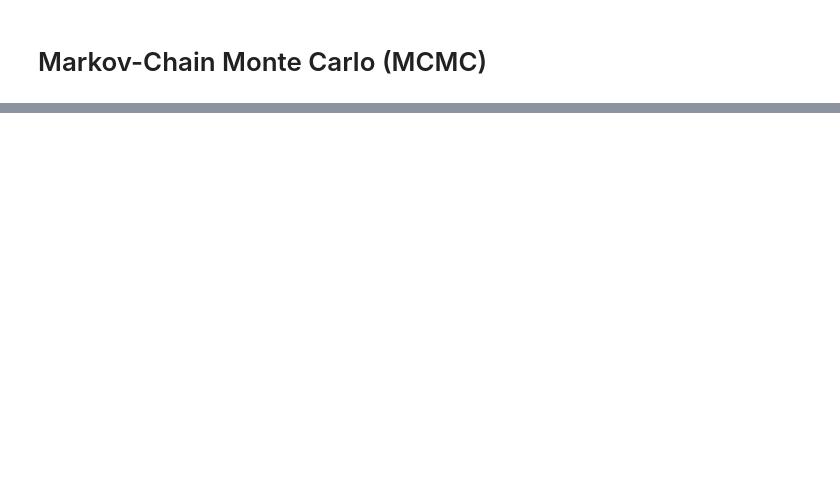
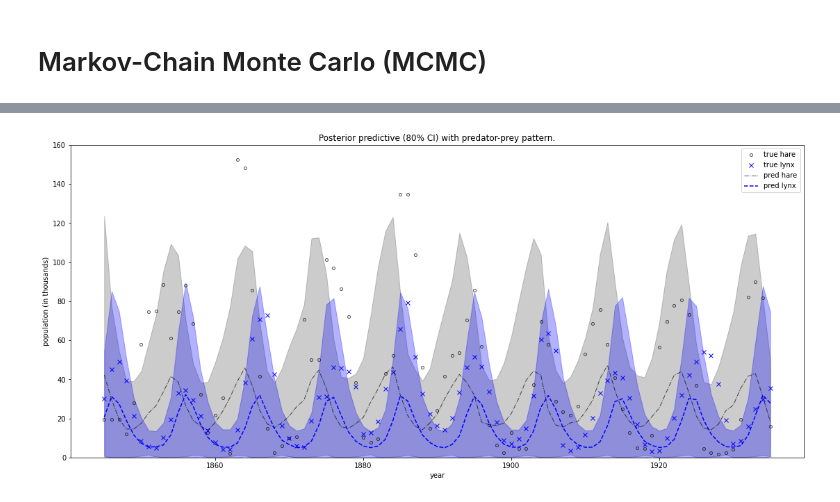
Before and after one commit to ChaosDonkey06/MODSIM_IBIO, a Jupyter notebook: MCMC/example_numpyro.ipynb, the cells around one changed output, grey strips where cells are left out. Saved outputs shown, nothing was run; the diff lists cells and outputs as text; code cells hidden in the pictures; blank space fills up the shorter version.

Commit message:
adding correction example to numpyro

```diff
--- a/MCMC/example_numpyro.ipynb
+++ b/MCMC/example_numpyro.ipynb
@@ -37,6 +41,7 @@ def dz_dt(z, t, theta):
     alpha, beta, gamma, delta = theta[..., 0], theta[..., 1], theta[..., 2], theta[..., 3]
     du_dt = (alpha - beta * v) * u
     dv_dt = (-gamma + delta * u) * v
+
     return jnp.stack([du_dt, dv_dt])
 
 
@@ -46,43 +51,40 @@ def model(N, y=None):
     :param numpy.ndarray y: measured populations with shape (N, 2)
     """
     # initial population
-    z_init = numpyro.sample("z_init", dist.Uniform(10, 40), sample_shape=(2,))
+    z_init = numpyro.sample("z_init", dist.LogNormal(jnp.log(10), 1), sample_shape=(2,))
     # measurement times
     ts = jnp.arange(float(N))
+
     # parameters alpha, beta, gamma, delta of dz_dt
     theta = numpyro.sample(
         "theta",
         dist.TruncatedNormal(low=0., loc=jnp.array([0.5, 0.05, 1.5, 0.05]),
                              scale=jnp.array([0.5, 0.05, 0.5, 0.05])))
+
     # integrate dz/dt, the result will have shape N x 2
     z = odeint(dz_dt, z_init, ts, theta, rtol=1e-5, atol=1e-3, mxstep=500)
+
     # measurement errors, we expect that measured hare has larger error than measured lynx
     sigma = numpyro.sample("sigma", dist.Exponential(jnp.array([1, 2])))
+
     # measured populations (in log scale)
-    numpyro.sample("y", dist.Normal(jnp.log(z), sigma), obs=y)
+    numpyro.sample( "y" , dist.Normal(jnp.log(z), sigma), obs=y)
 # %%
-import pandas as pd
 device = 'cpu'
+
+num_samples = 1000
+num_chains = 2
+num_warmup = 200
+
 numpyro.set_platform(device)
+numpyro.set_host_device_count(num_chains)
 
 _, fetch = load_dataset(LYNXHARE, shuffle=False)
-
-num_warmup  = 1000
-num_chains  = 1
-num_samples = 1000
-numpyro.set_host_device_count(num_chains)
-
 year, data = fetch()  # data is in hare -> lynx order
 
-df_data = pd.DataFrame(columns = ['hare', 'lynx'])
-df_data['hare']=data[:,0]
-df_data['lynx']=data[:,1]
-
-df_data.index = year
 # use dense_mass for better mixing rate
 mcmc = MCMC(NUTS(model, dense_mass=True),
-            num_warmup, num_samples, num_chains=num_chains,
-            progress_bar=False if "NUMPYRO_SPHINXBUILD" in os.environ else True)
+            num_warmup, num_samples, num_chains=num_chains, progress_bar= True)
 mcmc.run(PRNGKey(1), N=data.shape[0], y=jnp.log(data))
 mcmc.print_summary()
 # %% [output]
@@ -90,16 +102,19 @@ ValueError: Normal distribution got invalid loc parameter.
 # %%
 # predict populations
+ax = plt.figure(figsize=(15.5, 7.2))
 y_pred = Predictive(model, mcmc.get_samples())(PRNGKey(2), data.shape[0])["y"]
 pop_pred = jnp.exp(y_pred)
 mu, pi = jnp.mean(pop_pred, 0), jnp.percentile(pop_pred, (10, 90), 0)
 plt.plot(year, data[:, 0], "ko", mfc="none", ms=4, label="true hare", alpha=0.67)
 plt.plot(year, data[:, 1], "bx", label="true lynx")
 plt.plot(year, mu[:, 0], "k-.", label="pred hare", lw=1, alpha=0.67)
 plt.plot(year, mu[:, 1], "b--", label="pred lynx")
 plt.fill_between(year, pi[0, :, 0], pi[1, :, 0], color="k", alpha=0.2)
 plt.fill_between(year, pi[0, :, 1], pi[1, :, 1], color="b", alpha=0.3)
 plt.gca().set(ylim=(0, 160), xlabel="year", ylabel="population (in thousands)")
 plt.title("Posterior predictive (80% CI) with predator-prey pattern.")
 plt.legend()
 plt.tight_layout()
 plt.show()
+# %% [output]
+[figure, added]
```
Also changed, not shown: parts of 4 cells of this notebook, 3 other files.
